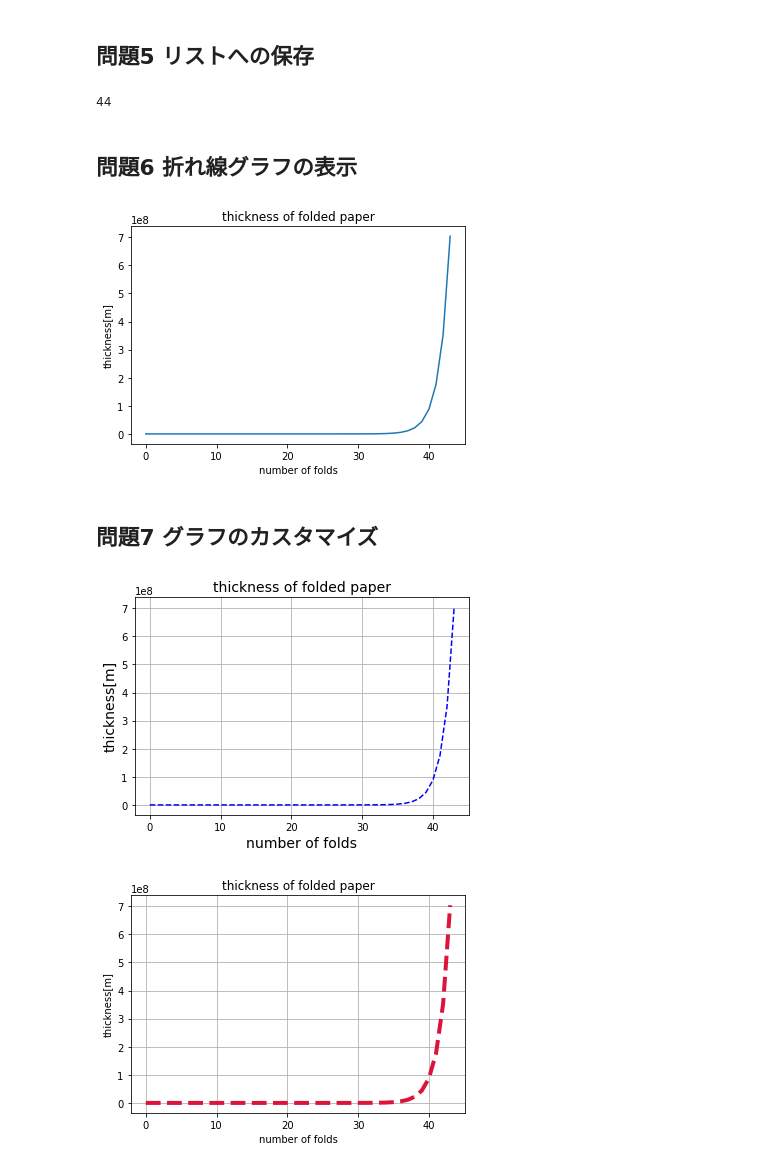
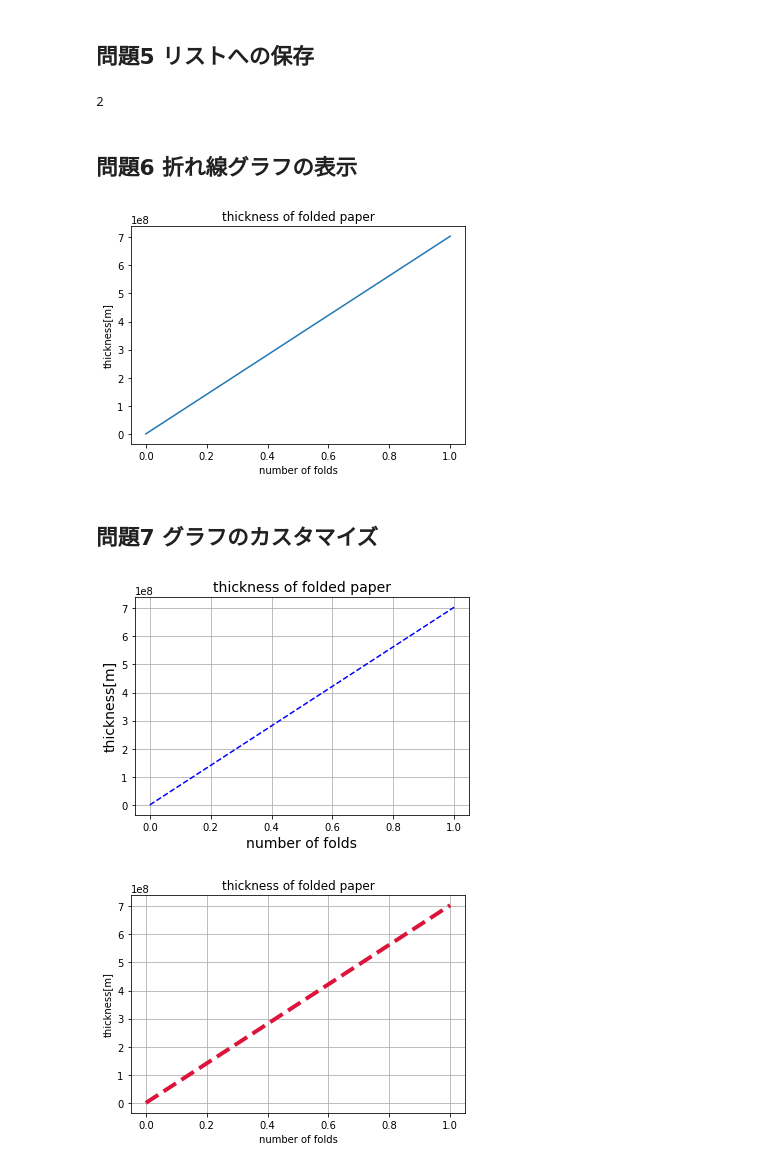
Before and after one commit to tazawanok/diveintocode-ml, a Jupyter notebook: Week1.ipynb, the cells around one changed output. Cells and saved outputs as stored; diff of their text form; code cells hidden in the pictures.

```diff
--- a/Week1.ipynb
+++ b/Week1.ipynb
@@ -68,19 +68,21 @@ time(for文) : 0.0001499652862548828[s]
 # %% [markdown]
 ## 問題5 リストへの保存
 # %%
-list = []
+thickness = []
 
 x = 0.00008 #紙の厚さ
 y = 43 #紙を折る回数
-list.append(x)
+
+thickness.append(x)
 
 for i in range(y):
     x *= 2
-    list.append(x)
 
-len(list)
+thickness.append(x)
+
+len(thickness)
 # %% [output]
-44
+2
 # %% [markdown]
 ## 問題6 折れ線グラフの表示
 # %%
@@ -93,30 +95,30 @@ import matplotlib.pyplot as plt
 plt.title("thickness of folded paper")
 plt.xlabel("number of folds")
 plt.ylabel("thickness[m]")
-plt.plot(list) # 「リスト名」のところにリストの変数名を入れる
+plt.plot(thickness) # 「リスト名」のところにリストの変数名を入れる
 plt.show()
 # %% [output]
-[figure, old version]
+[figure, new version]
 # %% [markdown]
 ## 問題7 グラフのカスタマイズ
 # %%
 plt.title("thickness of folded paper",size = 14)
 plt.xlabel("number of folds", size = 14)
 plt.ylabel("thickness[m]", size = 14)
-plt.plot(list, linestyle = "--" ,color='blue')
+plt.plot(thickness, linestyle = "--" ,color='blue')
 plt.grid(True)
 plt.show()
 # %% [output]
-[figure, old version]
+[figure, new version]
 # %%
 plt.title("thickness of folded paper")
 plt.xlabel("number of folds")
 plt.ylabel("thickness[m]")
-plt.plot(list ,  linestyle = "dashed" , linewidth = 4, color = "crimson")
+plt.plot(thickness ,  linestyle = "dashed" , linewidth = 4, color = "crimson")
 plt.grid(True)
 plt.show()
 # %% [output]
-[figure, old version]
+[figure, new version]
 # %%
 plt.title("thickness of folded paper")
 plt.xlabel("number of folds")
```
Also changed, not shown: parts of 3 cells of this notebook.
